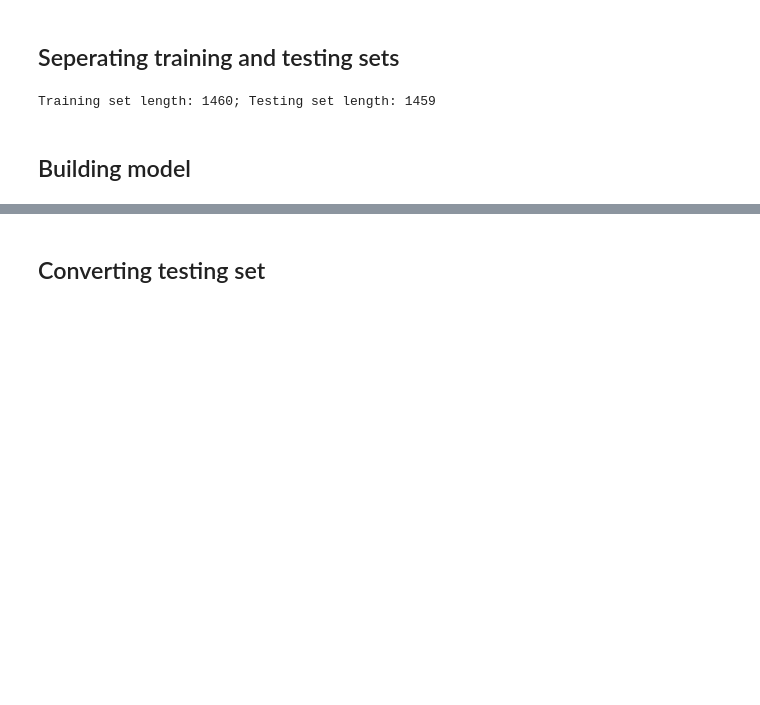
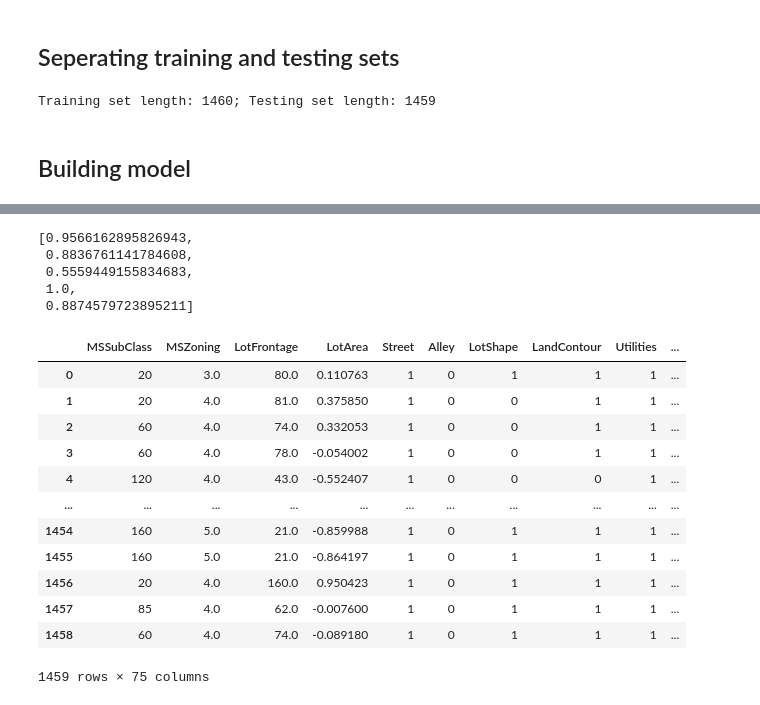
Before and after one commit to petermok-1213/house-price-regression, a Jupyter notebook: ipynb/random_forest_regression.ipynb, the cells around one changed output, grey strips where cells are left out. Cells and saved outputs as stored; diff of their text form; code cells hidden in the pictures; blank space fills up the shorter version.

```diff
--- a/ipynb/random_forest_regression.ipynb
+++ b/ipynb/random_forest_regression.ipynb
@@ -580,11 +594,41 @@ array([4.0, 5.0, 0.0, 1.0, 3.0, 2.0], dtype=object)
+# %%
+cleaned_set['HighQualFlrSF'] = cleaned_set['1stFlrSF'] + cleaned_set['2ndFlrSF']
+
+cleaned_set['TotalBath'] = cleaned_set['FullBath'] + cleaned_set['HalfBath'] * 0.5 + cleaned_set['BsmtFullBath'] + cleaned_set['BsmtHalfBath'] * 0.5
+
+cleaned_set['OverallRate'] = cleaned_set['OverallQual'] + cleaned_set['OverallCond']
+cleaned_set['TotalPorch'] = cleaned_set['OpenPorchSF'] + cleaned_set['EnclosedPorch'] + cleaned_set['3SsnPorch'] + cleaned_set['ScreenPorch']
+
+cleaned_set['haspool'] = cleaned_set['PoolArea'].apply(lambda x: 1 if x > 0 else 0)
+cleaned_set['hasgarage'] = cleaned_set['GarageArea'].apply(lambda x: 1 if x > 0 else 0)
+cleaned_set['hasbsmt'] = cleaned_set['TotalBsmtSF'].apply(lambda x: 1 if x > 0 else 0)
+cleaned_set['hasfireplace'] = cleaned_set['Fireplaces'].apply(lambda x: 1 if x > 0 else 0)
+
+
+#Drop columns which have combined
+cleaned_set = cleaned_set.drop('1stFlrSF', axis=1)
+cleaned_set = cleaned_set.drop('2ndFlrSF', axis=1)
+
+cleaned_set = cleaned_set.drop('FullBath', axis=1)
+cleaned_set = cleaned_set.drop('HalfBath', axis=1)
+cleaned_set = cleaned_set.drop('BsmtFullBath', axis=1)
+cleaned_set = cleaned_set.drop('BsmtHalfBath', axis=1)
+
+cleaned_set = cleaned_set.drop('OverallQual', axis=1)
+cleaned_set = cleaned_set.drop('OverallCond', axis=1)
+
+cleaned_set = cleaned_set.drop('OpenPorchSF', axis=1)
+cleaned_set = cleaned_set.drop('EnclosedPorch', axis=1)
+cleaned_set = cleaned_set.drop('3SsnPorch', axis=1)
+cleaned_set = cleaned_set.drop('ScreenPorch', axis=1)
 # %% [markdown]
 ## Seperating training and testing sets
 # %%
 mask = cleaned_set['Id'] < testing_min_id
-train = copy.deepcopy(cleaned_set.loc[mask, :])
+train = copy.deepcopy(cleaned_set.loc[mask, :]).reset_index().drop(['index', 'level_0'], axis=1)
 
 mask = cleaned_set['Id'] >= testing_min_id
-test = copy.deepcopy(cleaned_set.loc[mask, :])
+test = copy.deepcopy(cleaned_set.loc[mask, :]).reset_index().drop(['index', 'level_0'], axis=1)
 
 print(f'Training set length: {len(train)}; Testing set length: {len(test)}')
 # %% [output]
@@ -603,4 +659,27 @@ regr.score(X=train.drop(['Id', 'SalePrice'], axis=1), y=train.loc[:, 'SalePrice'
+# %%
+# R^2 of training set
+scores = [model.score(X_train, y_train) for _, model in models.items()]
+scores
+# %% [output]
+[0.9566162895826943,
+ 0.8836761141784608,
+ 0.5559449155834683,
+ 1.0,
+ 0.8874579723895211]
 # %%
-test.drop(['Id', 'SalePrice'], axis=1, inplace=True)
+X_test = test.drop(['Id', 'SalePrice'], axis=1)
+X_test
+# %% [output]
+|  | MSSubClass | MSZoning | LotFrontage | LotArea | Street | Alley | LotShape | LandContour | Utilities | ... |
+| 0 | 20 | 3.0 | 80.0 | 0.110763 | 1 | 0 | 1 | 1 | 1 | ... |
+| 1 | 20 | 4.0 | 81.0 | 0.375850 | 1 | 0 | 0 | 1 | 1 | ... |
+| 2 | 60 | 4.0 | 74.0 | 0.332053 | 1 | 0 | 0 | 1 | 1 | ... |
+| 3 | 60 | 4.0 | 78.0 | -0.054002 | 1 | 0 | 0 | 1 | 1 | ... |
+| 4 | 120 | 4.0 | 43.0 | -0.552407 | 1 | 0 | 0 | 0 | 1 | ... |
+| ... | ... | ... | ... | ... | ... | ... | ... | ... | ... | ... |
+| 1454 | 160 | 5.0 | 21.0 | -0.859988 | 1 | 0 | 1 | 1 | 1 | ... |
+| 1455 | 160 | 5.0 | 21.0 | -0.864197 | 1 | 0 | 1 | 1 | 1 | ... |
+| 1456 | 20 | 4.0 | 160.0 | 0.950423 | 1 | 0 | 1 | 1 | 1 | ... |
+| 1457 | 85 | 4.0 | 62.0 | -0.007600 | 1 | 0 | 1 | 1 | 1 | ... |
+| 1458 | 60 | 4.0 | 74.0 | -0.089180 | 1 | 0 | 1 | 1 | 1 | ... |
+1459 rows × 75 columns
-# %% [markdown]
-## Converting testing set
```
Also changed, not shown: parts of 17 cells of this notebook.
